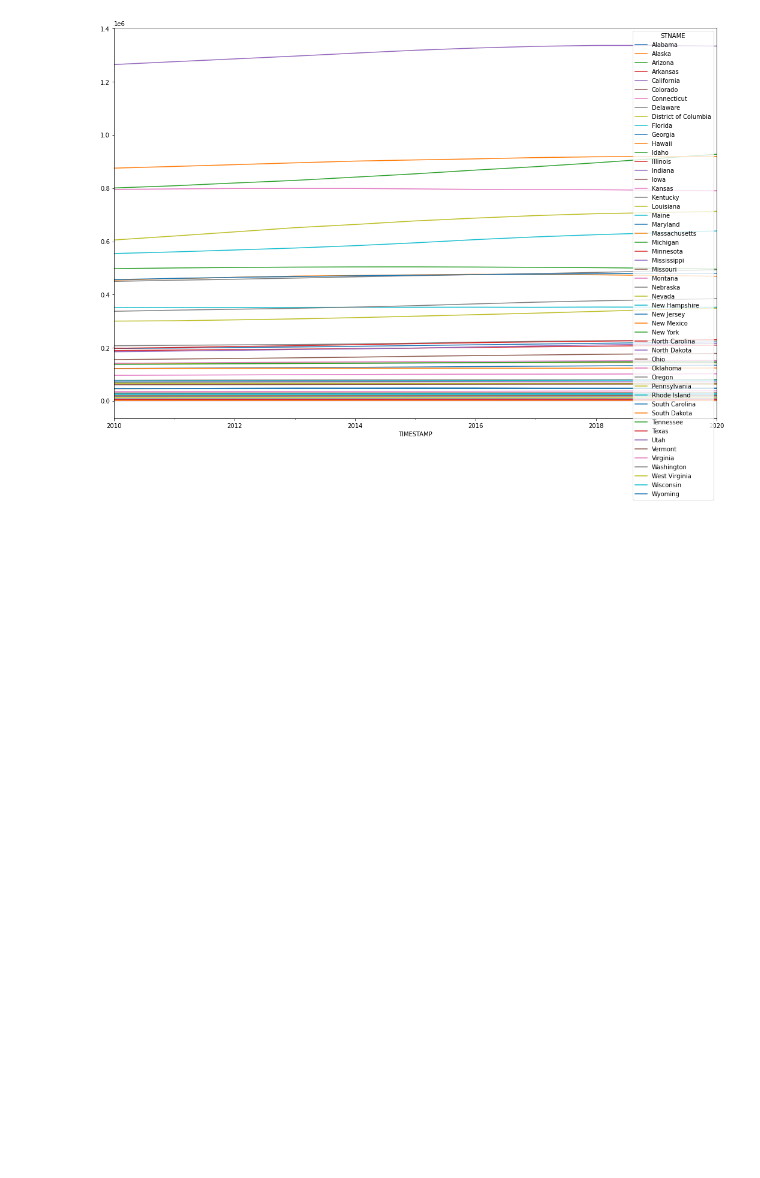
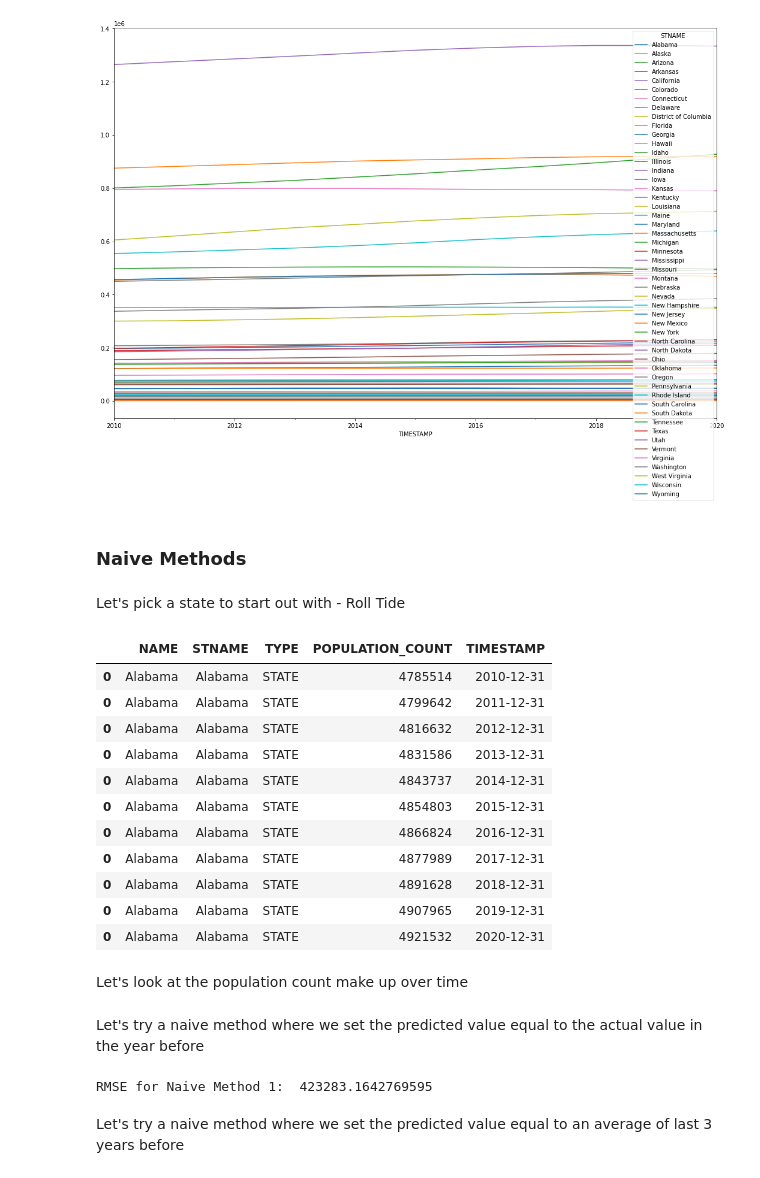
Before and after one commit to mac-macoy/population-forecasting, a Jupyter notebook: population_forecast.ipynb, the cells around one changed output. Cells and saved outputs as stored; diff of their text form; code cells hidden in the pictures; blank space fills up the shorter version.

Commit message:
Start some naive methods

```diff
--- a/population_forecast.ipynb
+++ b/population_forecast.ipynb
@@ -129,3 +148,25 @@ ts_df_states.pivot_table(index='TIMESTAMP', columns='STNAME', values='POPULATION
 # %% [output]
 <AxesSubplot:xlabel='TIMESTAMP'>
 [figure]
+# %% [markdown]
+### Naive Methods
+# %% [markdown]
+Let's pick a state to start out with - Roll Tide
+# %%
+al_df = df.loc[(df['NAME'] == "Alabama") & (df["STNAME"] == "Alabama")]
+al_df
+# %% [output]
+|  | NAME | STNAME | TYPE | POPULATION_COUNT | TIMESTAMP |
+| 0 | Alabama | Alabama | STATE | 4785514 | 2010-12-31 |
+| 0 | Alabama | Alabama | STATE | 4799642 | 2011-12-31 |
+| 0 | Alabama | Alabama | STATE | 4816632 | 2012-12-31 |
+| 0 | Alabama | Alabama | STATE | 4831586 | 2013-12-31 |
+| 0 | Alabama | Alabama | STATE | 4843737 | 2014-12-31 |
+| 0 | Alabama | Alabama | STATE | 4854803 | 2015-12-31 |
+| 0 | Alabama | Alabama | STATE | 4866824 | 2016-12-31 |
+| 0 | Alabama | Alabama | STATE | 4877989 | 2017-12-31 |
+| 0 | Alabama | Alabama | STATE | 4891628 | 2018-12-31 |
+| 0 | Alabama | Alabama | STATE | 4907965 | 2019-12-31 |
+| 0 | Alabama | Alabama | STATE | 4921532 | 2020-12-31 |
+# %% [markdown]
+Let's look at the population count make up over time
@@ -131,0 +179,18 @@ ts_df_states.pivot_table(index='TIMESTAMP', columns='STNAME', values='POPULATION
+# %% [markdown]
+Let's try a naive method where we set the predicted value equal to the actual value in the year before
+# %%
+from sklearn import metrics
+from math import sqrt
+
+df['POPULATION_COUNT_t-1'] = df['POPULATION_COUNT'].shift(1)
+df_naive = df[['POPULATION_COUNT','POPULATION_COUNT_t-1']][1:]
+
+true = df_naive['POPULATION_COUNT']
+prediction = df_naive['POPULATION_COUNT_t-1']
+
+error = sqrt(metrics.mean_squared_error(true,prediction))
+print ('RMSE for Naive Method 1: ', error)
+# %% [output]
+RMSE for Naive Method 1:  423283.1642769595
+# %% [markdown]
+Let's try a naive method where we set the predicted value equal to an average of last 3 years before
```
Also changed, not shown: parts of 8 cells of this notebook.
